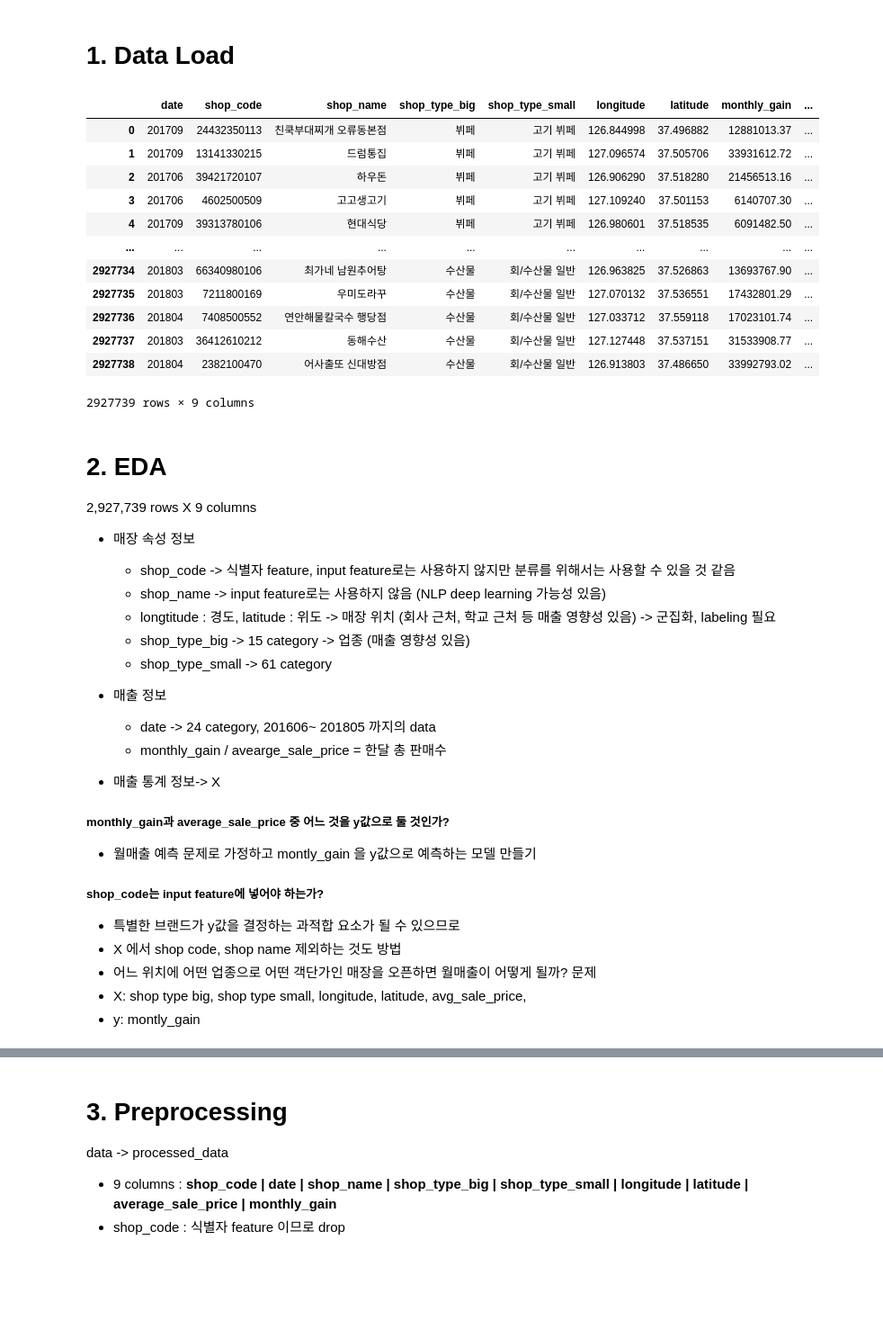
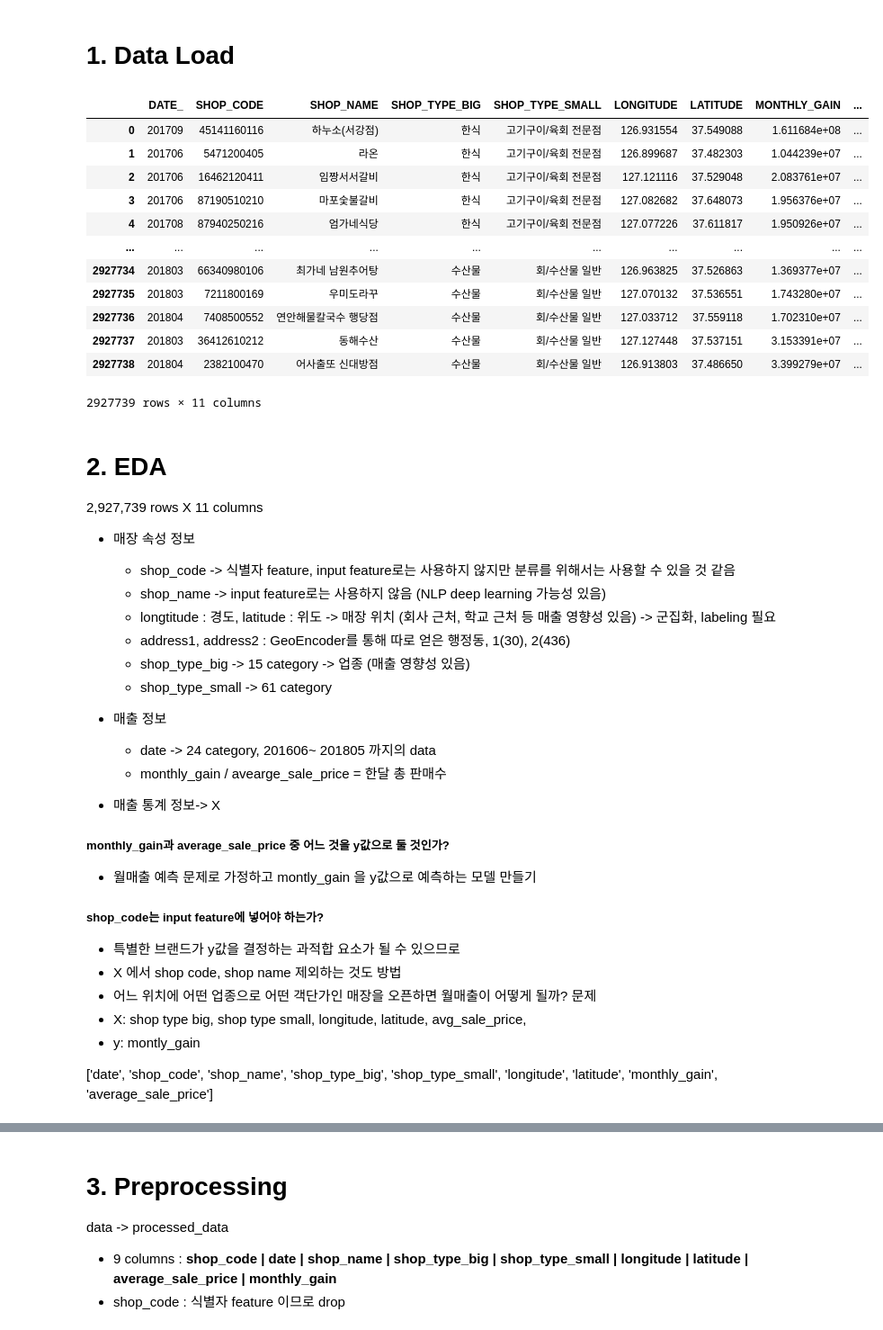
Before and after one commit to iDolphin99/Commerical_data_analysis, a Jupyter notebook: dolphin/baseline_classification_big_NLP.ipynb, the cells around one changed output, grey strips where cells are left out. Shown at 90% size. Drawn from its saved outputs; the diff is of its cells as text; code cells hidden in the pictures; blank space fills up the shorter version.

```diff
--- a/dolphin/baseline_classification_big_NLP.ipynb
+++ b/dolphin/baseline_classification_big_NLP.ipynb
@@ -27,34 +27,35 @@ rc('font', family=font)
 # %%
 path = "./Dataset/"
 
-data = pd.read_csv(path+"kwproja_data_big.csv")
+data = pd.read_csv(path+"kwproja_data_location.csv")
 #data = pd.read_csv('../input/dolphin-kwproja-bigdata/kwproja_data_big.csv')
 
 # original data -> data
 data
 # %% [output]
-|  | date | shop_code | shop_name | shop_type_big | shop_type_small | longitude | latitude | monthly_gain | ... |
-| 0 | 201709 | 24432350113 | 친쿡부대찌개 오류동본점 | 뷔페 | 고기 뷔페 | 126.844998 | 37.496882 | 12881013.37 | ... |
-| 1 | 201709 | 13141330215 | 드럼통집 | 뷔페 | 고기 뷔페 | 127.096574 | 37.505706 | 33931612.72 | ... |
-| 2 | 201706 | 39421720107 | 하우돈 | 뷔페 | 고기 뷔페 | 126.906290 | 37.518280 | 21456513.16 | ... |
-| 3 | 201706 | 4602500509 | 고고생고기 | 뷔페 | 고기 뷔페 | 127.109240 | 37.501153 | 6140707.30 | ... |
-| 4 | 201709 | 39313780106 | 현대식당 | 뷔페 | 고기 뷔페 | 126.980601 | 37.518535 | 6091482.50 | ... |
+|  | DATE_ | SHOP_CODE | SHOP_NAME | SHOP_TYPE_BIG | SHOP_TYPE_SMALL | LONGITUDE | LATITUDE | MONTHLY_GAIN | ... |
+| 0 | 201709 | 45141160116 | 하누소(서강점) | 한식 | 고기구이/육회 전문점 | 126.931554 | 37.549088 | 1.611684e+08 | ... |
+| 1 | 201706 | 5471200405 | 라온 | 한식 | 고기구이/육회 전문점 | 126.899687 | 37.482303 | 1.044239e+07 | ... |
+| 2 | 201706 | 16462120411 | 임짱서서갈비 | 한식 | 고기구이/육회 전문점 | 127.121116 | 37.529048 | 2.083761e+07 | ... |
+| 3 | 201706 | 87190510210 | 마포숯불갈비 | 한식 | 고기구이/육회 전문점 | 127.082682 | 37.648073 | 1.956376e+07 | ... |
+| 4 | 201708 | 87940250216 | 엄가네식당 | 한식 | 고기구이/육회 전문점 | 127.077226 | 37.611817 | 1.950926e+07 | ... |
 | ... | ... | ... | ... | ... | ... | ... | ... | ... | ... |
-| 2927734 | 201803 | 66340980106 | 최가네 남원추어탕 | 수산물 | 회/수산물 일반 | 126.963825 | 37.526863 | 13693767.90 | ... |
-| 2927735 | 201803 | 7211800169 | 우미도라꾸 | 수산물 | 회/수산물 일반 | 127.070132 | 37.536551 | 17432801.29 | ... |
-| 2927736 | 201804 | 7408500552 | 연안해물칼국수 행당점 | 수산물 | 회/수산물 일반 | 127.033712 | 37.559118 | 17023101.74 | ... |
-| 2927737 | 201803 | 36412610212 | 동해수산 | 수산물 | 회/수산물 일반 | 127.127448 | 37.537151 | 31533908.77 | ... |
-| 2927738 | 201804 | 2382100470 | 어사출또 신대방점 | 수산물 | 회/수산물 일반 | 126.913803 | 37.486650 | 33992793.02 | ... |
+| 2927734 | 201803 | 66340980106 | 최가네 남원추어탕 | 수산물 | 회/수산물 일반 | 126.963825 | 37.526863 | 1.369377e+07 | ... |
+| 2927735 | 201803 | 7211800169 | 우미도라꾸 | 수산물 | 회/수산물 일반 | 127.070132 | 37.536551 | 1.743280e+07 | ... |
+| 2927736 | 201804 | 7408500552 | 연안해물칼국수 행당점 | 수산물 | 회/수산물 일반 | 127.033712 | 37.559118 | 1.702310e+07 | ... |
+| 2927737 | 201803 | 36412610212 | 동해수산 | 수산물 | 회/수산물 일반 | 127.127448 | 37.537151 | 3.153391e+07 | ... |
+| 2927738 | 201804 | 2382100470 | 어사출또 신대방점 | 수산물 | 회/수산물 일반 | 126.913803 | 37.486650 | 3.399279e+07 | ... |
-2927739 rows × 9 columns
+2927739 rows × 11 columns
 # %% [markdown]
 # 2. EDA
 
-2,927,739 rows X 9 columns
+2,927,739 rows X 11 columns
 
 - 매장 속성 정보
   - shop_code -> 식별자 feature, input feature로는 사용하지 않지만 분류를 위해서는 사용할 수 있을 것 같음
   - shop_name -> input feature로는 사용하지 않음 (NLP deep learning 가능성 있음)
   - longtitude : 경도, latitude : 위도 -> 매장 위치 (회사 근처, 학교 근처 등 매출 영향성 있음) -> 군집화, labeling 필요
+  - address1, address2 : GeoEncoder를 통해 따로 얻은 행정동, 1(30), 2(436)
   - shop_type_big -> 15 category  -> 업종 (매출 영향성 있음)
   - shop_type_small -> 61 category
 
@@ -74,3 +75,6 @@ data
 - 어느 위치에 어떤 업종으로 어떤 객단가인 매장을 오픈하면 월매출이 어떻게 될까? 문제
  - X: shop type big, shop type small, longitude, latitude, avg_sale_price,
  - y: montly_gain
+
+['date', 'shop_code', 'shop_name', 'shop_type_big', 'shop_type_small',
+       'longitude', 'latitude', 'monthly_gain', 'average_sale_price']
```
Also changed, not shown: parts of 32 cells of this notebook.
